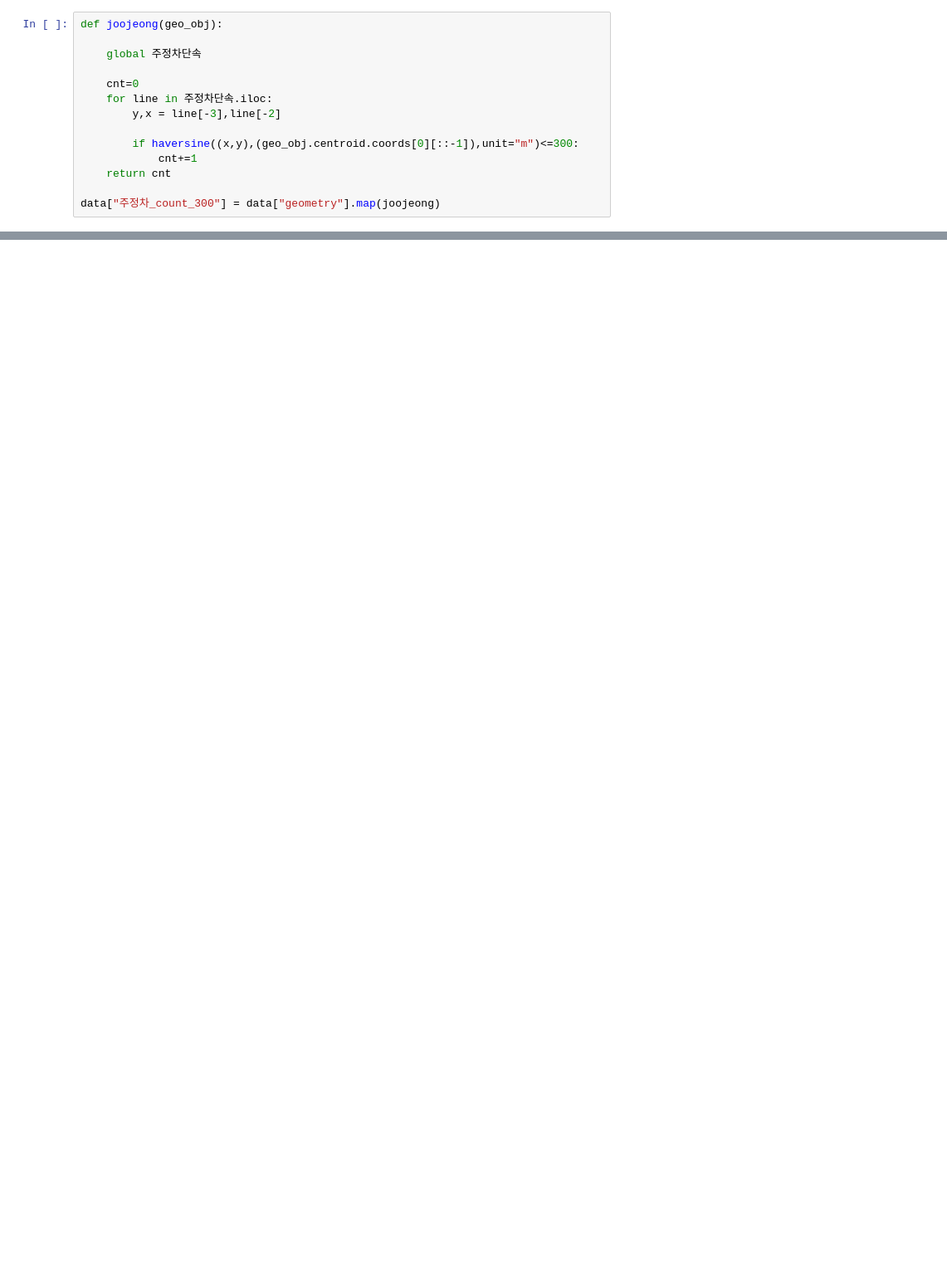
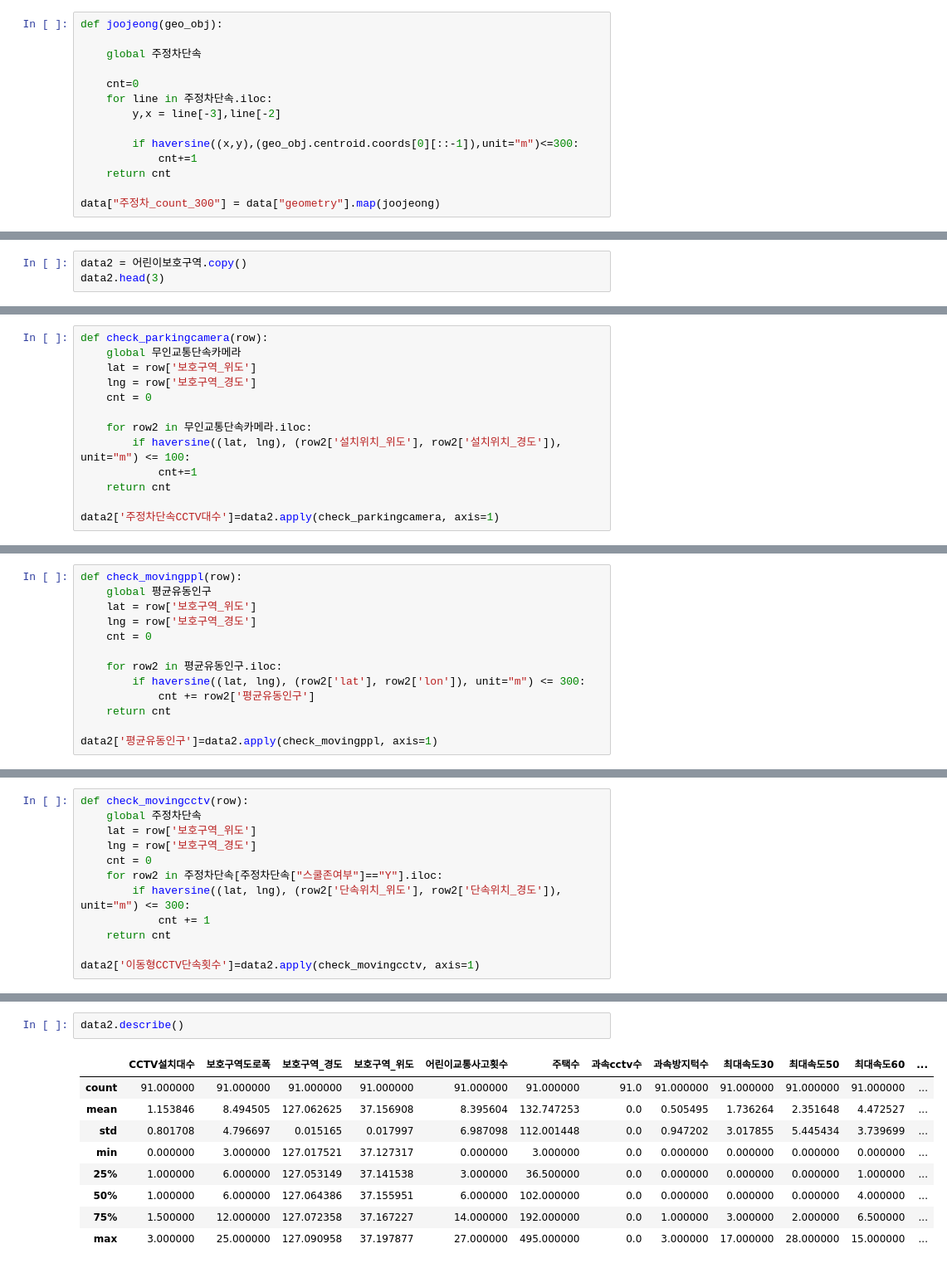
Before and after one commit to ikeven94/Osan-Si_-Identify-_TA_DangerZones, a Jupyter notebook: Submit/4-1.Modeling.ipynb, the cells around one changed output, grey strips where cells are left out. Shown: that part at 83% size. Saved outputs shown, nothing was run; the diff lists cells and outputs as text; blank space fills up the shorter version.

```diff
--- a/Submit/4-1.Modeling.ipynb
+++ b/Submit/4-1.Modeling.ipynb
@@ -248,0 +328,3 @@ data["주정차_count_300"] = data["geometry"].map(joojeong)
+# %%
+data2 = 어린이보호구역.copy()
+data2.head(3)
@@ -248,0 +439,13 @@ data["주정차_count_300"] = data["geometry"].map(joojeong)
+# %%
+def check_parkingcamera(row):
+    global 무인교통단속카메라
+    lat = row['보호구역_위도']
+    lng = row['보호구역_경도']
+    cnt = 0
+
+    for row2 in 무인교통단속카메라.iloc:
+        if haversine((lat, lng), (row2['설치위치_위도'], row2['설치위치_경도']), unit="m") <= 100:
+            cnt+=1
+    return cnt
+
+data2['주정차단속CCTV대수']=data2.apply(check_parkingcamera, axis=1)
@@ -248,0 +455,13 @@ data["주정차_count_300"] = data["geometry"].map(joojeong)
+# %%
+def check_movingppl(row):
+    global 평균유동인구
+    lat = row['보호구역_위도']
+    lng = row['보호구역_경도']
+    cnt = 0
+
+    for row2 in 평균유동인구.iloc:
+        if haversine((lat, lng), (row2['lat'], row2['lon']), unit="m") <= 300:
+            cnt += row2['평균유동인구']
+    return cnt
+
+data2['평균유동인구']=data2.apply(check_movingppl, axis=1)
@@ -248,0 +471,12 @@ data["주정차_count_300"] = data["geometry"].map(joojeong)
+# %%
+def check_movingcctv(row):
+    global 주정차단속
+    lat = row['보호구역_위도']
+    lng = row['보호구역_경도']
+    cnt = 0
+    for row2 in 주정차단속[주정차단속["스쿨존여부"]=="Y"].iloc:
+        if haversine((lat, lng), (row2['단속위치_위도'], row2['단속위치_경도']), unit="m") <= 300:
+            cnt += 1
+    return cnt
+
+data2['이동형CCTV단속횟수']=data2.apply(check_movingcctv, axis=1)
@@ -248,0 +485,12 @@ data["주정차_count_300"] = data["geometry"].map(joojeong)
+# %%
+data2.describe()
+# %% [output]
+|  | CCTV설치대수 | 보호구역도로폭 | 보호구역_경도 | 보호구역_위도 | 어린이교통사고횟수 | 주택수 | 과속cctv수 | 과속방지턱수 | 최대속도30 | 최대속도50 | 최대속도60 | ... |
+| count | 91.000000 | 91.000000 | 91.000000 | 91.000000 | 91.000000 | 91.000000 | 91.0 | 91.000000 | 91.000000 | 91.000000 | 91.000000 | ... |
+| mean | 1.153846 | 8.494505 | 127.062625 | 37.156908 | 8.395604 | 132.747253 | 0.0 | 0.505495 | 1.736264 | 2.351648 | 4.472527 | ... |
+| std | 0.801708 | 4.796697 | 0.015165 | 0.017997 | 6.987098 | 112.001448 | 0.0 | 0.947202 | 3.017855 | 5.445434 | 3.739699 | ... |
+| min | 0.000000 | 3.000000 | 127.017521 | 37.127317 | 0.000000 | 3.000000 | 0.0 | 0.000000 | 0.000000 | 0.000000 | 0.000000 | ... |
+| 25% | 1.000000 | 6.000000 | 127.053149 | 37.141538 | 3.000000 | 36.500000 | 0.0 | 0.000000 | 0.000000 | 0.000000 | 1.000000 | ... |
+| 50% | 1.000000 | 6.000000 | 127.064386 | 37.155951 | 6.000000 | 102.000000 | 0.0 | 0.000000 | 0.000000 | 0.000000 | 4.000000 | ... |
+| 75% | 1.500000 | 12.000000 | 127.072358 | 37.167227 | 14.000000 | 192.000000 | 0.0 | 1.000000 | 3.000000 | 2.000000 | 6.500000 | ... |
+| max | 3.000000 | 25.000000 | 127.090958 | 37.197877 | 27.000000 | 495.000000 | 0.0 | 3.000000 | 17.000000 | 28.000000 | 15.000000 | ... |
```
Also changed, not shown: parts of 47 cells of this notebook, 1 other file.
